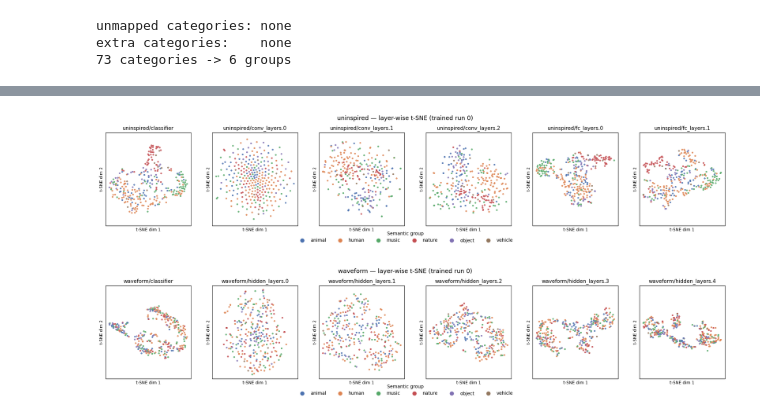
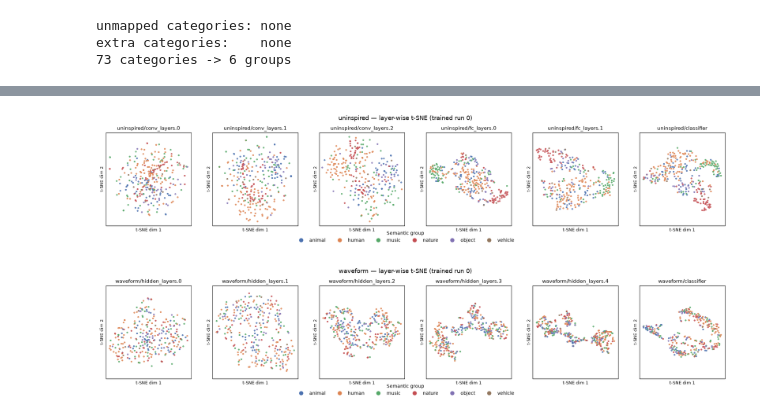
Before and after one commit to sofka005/group-13-bio, a Jupyter notebook: Assignment4/assignment4.ipynb, the cells around one changed output, grey strips where cells are left out. Saved outputs shown, nothing was run; the diff lists cells and outputs as text; code cells hidden in the pictures.

```diff
--- a/Assignment4/assignment4.ipynb
+++ b/Assignment4/assignment4.ipynb
@@ -256,7 +256,7 @@ waveform     hidden_layers.0           -0.0682   0.0153  5
 # for each (model, layer), compare untrained score to trained mean
 for name in MODEL_NAMES:
     print(f"\n=== {name} ===")
-    layers = sorted({layer for (n, layer) in trained_summary if n == name})
+    layers = list(dict.fromkeys(layer for (n, layer) in trained_summary if n == name))  # keep model layer order
     for layer in layers:
         untr_key = f"{name}_untrained/{layer}"
         if untr_key not in scores:
@@ -584,7 +584,7 @@ plt.show()
 model_to_plot = "uninspired"
 
 layer_keys = [k for k in trained_acts if k.startswith(f"{model_to_plot}/")]
-layer_keys = sorted(layer_keys, key=lambda k: k.split("/", 1)[1])
+# (trained_acts already follows the model's layer order, input -> output)
 
 embs = {k: embed_tsne(trained_acts[k]) for k in layer_keys}
 
@@ -596,22 +596,22 @@ fig = tsne_grid_grouped(
 )
 plt.show()
 # %% [output]
-[figure, old version]
+[figure, new version]
 # %%
 # layer-by-layer t-SNE for waveform model
 model_to_plot = "waveform"
 
 layer_keys = [k for k in trained_acts if k.startswith(f"{model_to_plot}/")]
-layer_keys = sorted(layer_keys, key=lambda k: k.split("/", 1)[1])
+# (trained_acts already follows the model's layer order, input -> output)
 
 embs = {k: embed_tsne(trained_acts[k]) for k in layer_keys}
 
 fig = tsne_grid_grouped(
     embs, sound_groups,
     ncols=len(layer_keys),
     figsize=(4 * len(layer_keys), 4),
     suptitle=f"{model_to_plot} — layer-wise t-SNE (trained run {REP_RUN})",
 )
 plt.show()
 # %% [output]
-[figure, old version]
+[figure, new version]
```
Also changed, not shown: parts of 30 cells of this notebook, 13 other files.
